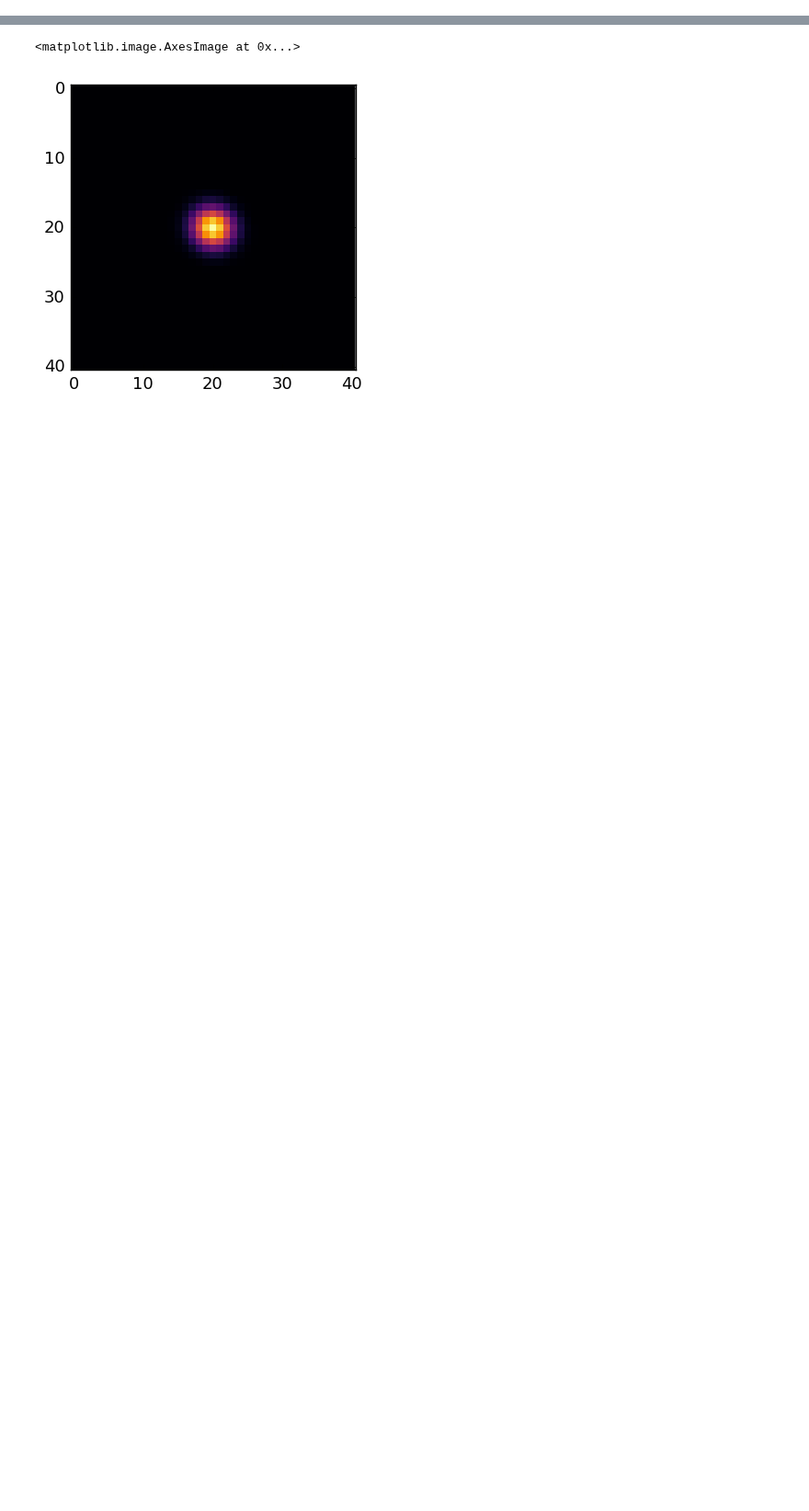
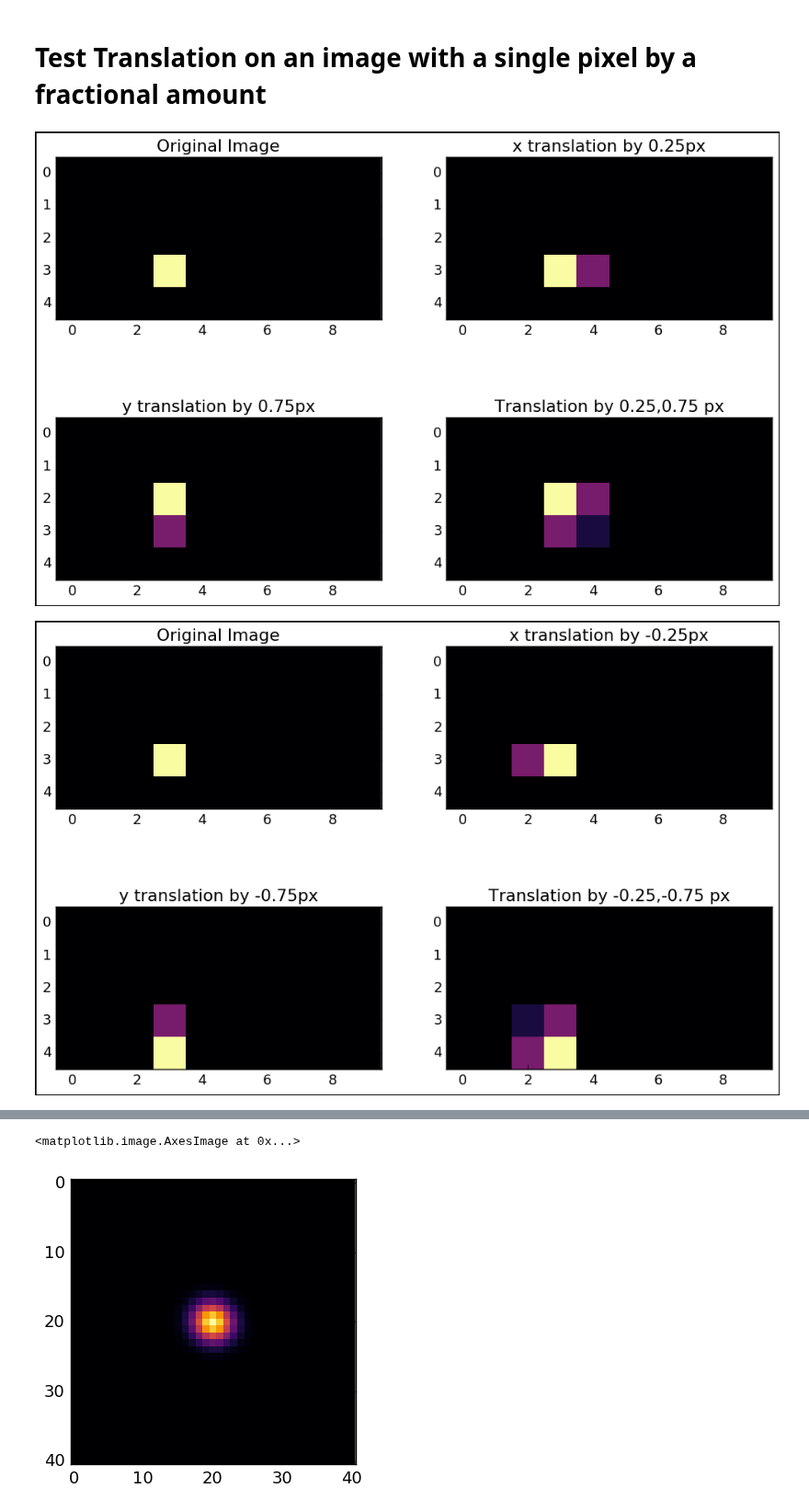
Before and after one commit to lsst/meas_deblender, a Jupyter notebook: examples/testTranslation.ipynb, the cells around one changed output, grey strips where cells are left out. Shown at 92% size. Saved outputs shown, nothing was run; the diff lists cells and outputs as text; code cells hidden in the pictures; blank space fills up the shorter version.

```diff
--- a/examples/testTranslation.ipynb
+++ b/examples/testTranslation.ipynb
@@ -30,0 +35,14 @@ log.setLevel("", log.INFO)
+# %%
+def dotTrans(tOp, arr):
+    return tOp.dot(arr.flatten()).reshape(arr.shape)
+def testIntShift(arr, dx, dy):
+    tx, ty, txy = proximal_nmf.getTranslationOps(dx, dy, arr.shape)
+    print(arr)
+    print(dotTrans(tx.T, arr))
+    print(dotTrans(ty, arr))
+    print(dotTrans(txy, arr))
+arr = np.arange(1,13).reshape(3,4)
+print("Shift right 2 and up 1")
+testIntShift(arr, 2, 1)
+print("Shift left 2 and down 1")
+testIntShift(arr, -2, -1)
@@ -30,0 +67,33 @@ log.setLevel("", log.INFO)
+# %% [markdown]
+# Test Translation on an image with a single pixel by a fractional amount
+# %%
+def testFracShift(img, dx, dy, vmin=None, vmax=None):
+    tx,ty,txy = proximal_nmf.getTranslationOps(dx, dy, img.shape)
+    fig = plt.figure(figsize=(12,8), edgecolor='k', linewidth=1)
+    # Show the orignal image
+    ax1 = fig.add_subplot(2,2,1)
+    ax1.imshow(img, vmin=vmin, vmax=vmax)
+    ax1.set_title("Original Image")
+    # Show the image shift in the x direction
+    ax2 = fig.add_subplot(2,2,2)
+    ax2.imshow(dotTrans(tx.T, img))
+    ax2.set_title("x translation by {0}px".format(dx))
+    # Show the image shift in the x direction
+    ax3 = fig.add_subplot(2,2,3)
+    ax3.imshow(dotTrans(ty, img))
+    ax3.set_title("y translation by {0}px".format(dy))
+    # Show the combined image shift
+    ax4 = fig.add_subplot(2,2,4)
+    ax4.imshow(dotTrans(txy, img))
+    ax4.set_title("Translation by {0},{1} px".format(dx, dy))
+
+shape = (5,10)
+testImg = np.zeros(shape)
+testImg[3,3] = 2
+
+testFracShift(testImg, .25, .75, vmax=2)
+testFracShift(testImg, -.25, -.75, vmax=2)
+testFracShift(testImg, 3.25, -1.75, vmax=2)
+# %% [output]
+[figure, added]
+[figure, added]
```
Also changed, not shown: parts of 15 cells of this notebook, 1 other file.
